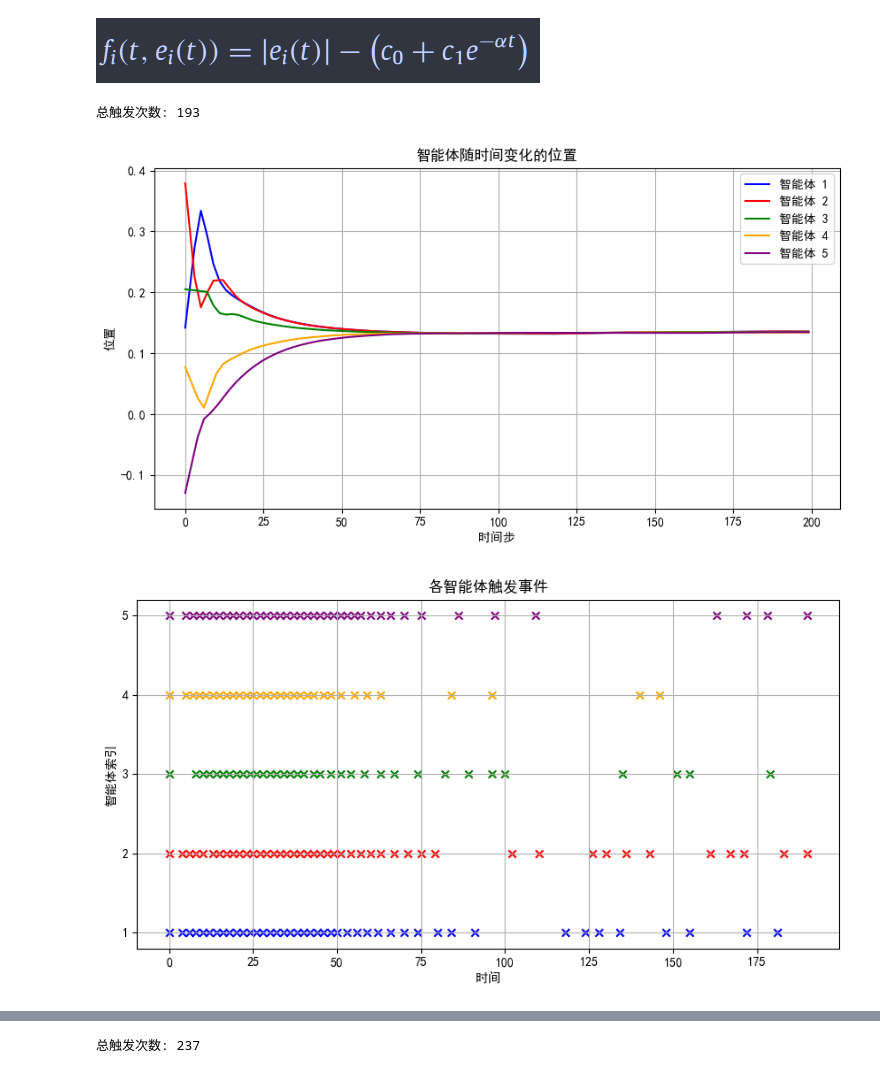
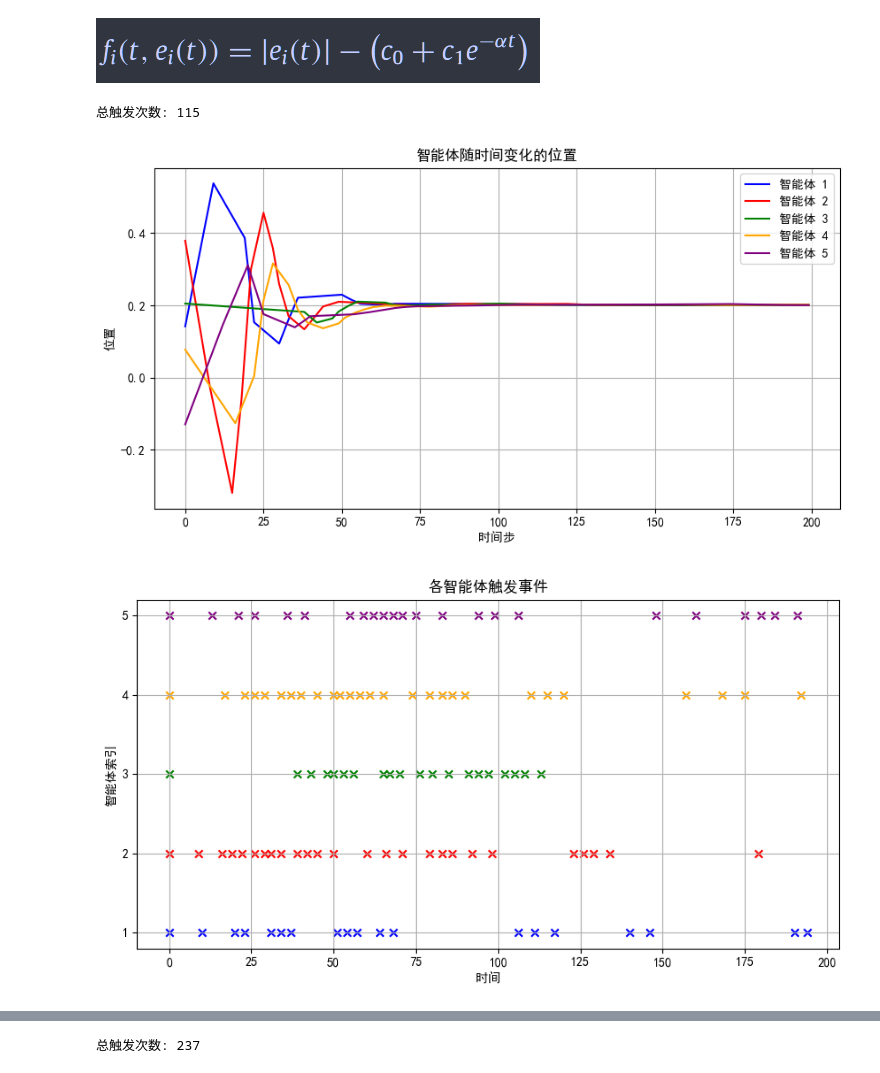
Before and after one commit to yjchenCN/Multi-agent-consensus-algorithm, a Jupyter notebook: Event-based broadcasting for multi-agent average consensus.ipynb, the cells around one changed output, grey strips where cells are left out. Drawn from its saved outputs; the diff is of its cells as text; code cells hidden in the pictures.

```diff
--- a/Event-based broadcasting for multi-agent average consensus.ipynb
+++ b/Event-based broadcasting for multi-agent average consensus.ipynb
@@ -12,9 +12,9 @@ class Agent:
         self.last_broadcast_position = self.position  #存储了该智能体最近一次广播的位置
         self.trigger_points = []
         self.u_i = 0
-        self.c_0 = 0.00042
-        self.c_1 = 5.6
-        self.alpha = 1
+        self.c_0 = 0.00067
+        self.c_1 = 1
+        self.alpha = 0.1
         self.trigger_count = 0
 
     def add_neighbor(self, neighbor):
@@ -123,33 +123,33 @@ custom_time = np.arange(num_iterations) * dt
 # 截取前50个时间步的数据
 custom_time = custom_time[:time]
 
 # 绘制触发事件图，使用截取后的时间数组
 plt.figure(figsize=(10, 5))
 # 收集所有智能体的触发时间点和对应的索引以及颜色
 trigger_events = []
 for i, agent in enumerate(agents):
     for t, _ in agent.trigger_points:
         if t < time:  # 仅保留时间步前50的触发事件数据
             trigger_events.append((custom_time[t], i + 1, colors[i]))  # 存储时间、智能体索引和颜色
 # 按触发时间排序
 trigger_events.sort()
 # 绘制触发事件
 for t, i, color in trigger_events:
     plt.scatter(t * 10, i, marker='x', color=color)  # 使用之前生成的颜色映射绘制触发事件，保持颜色一致
 plt.xlabel('时间')
 plt.ylabel('智能体索引')
 plt.title('各智能体触发事件')
 plt.yticks(range(1, num_agents + 1))  # 设置y轴刻度以匹配智能体的索引
 plt.grid(True)
 plt.show()
 
 
 # 解决中文显示问题
 plt.rcParams['font.sans-serif'] = ['SimHei']  # 指定默认字体为黑体
 plt.rcParams['axes.unicode_minus'] = False  # 解决保存图像时负号 '-' 显示为方块的问题
 
 plt.show()
 # %% [output]
-总触发次数: 193
+总触发次数: 115
-[figure, old version]
+[figure, new version]
-[figure, old version]
+[figure, new version]
```
Also changed, not shown: parts of 1 cell of this notebook.
